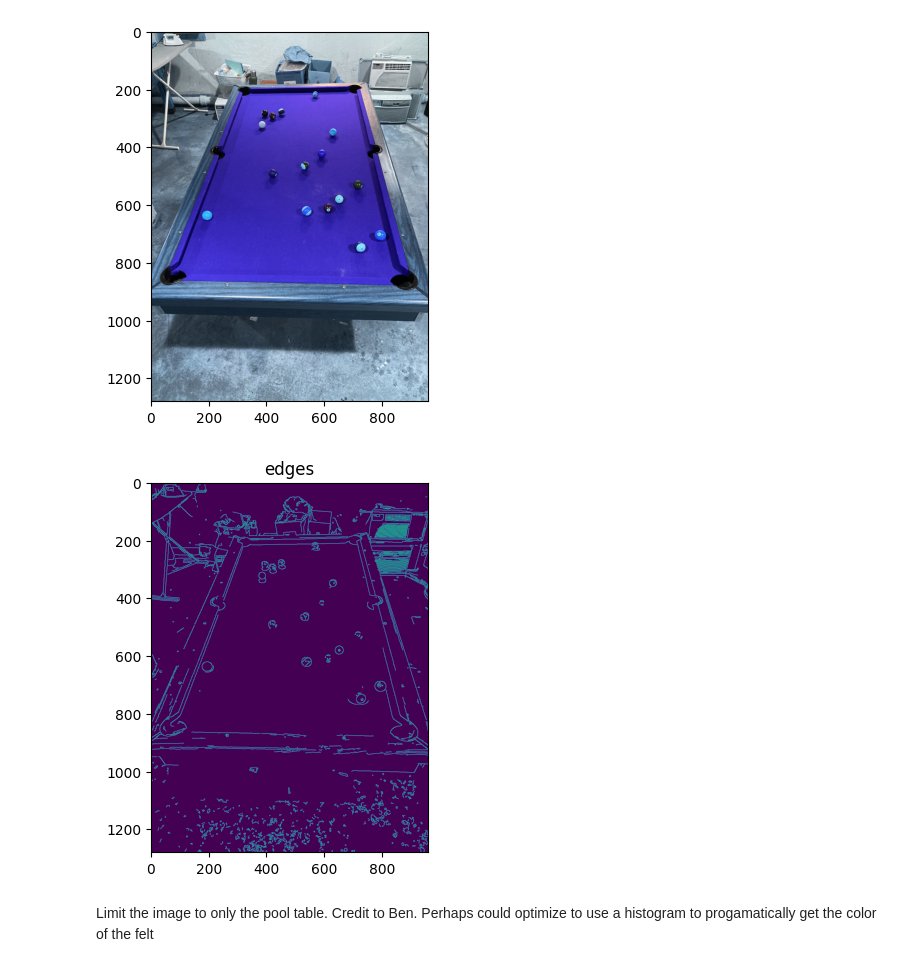
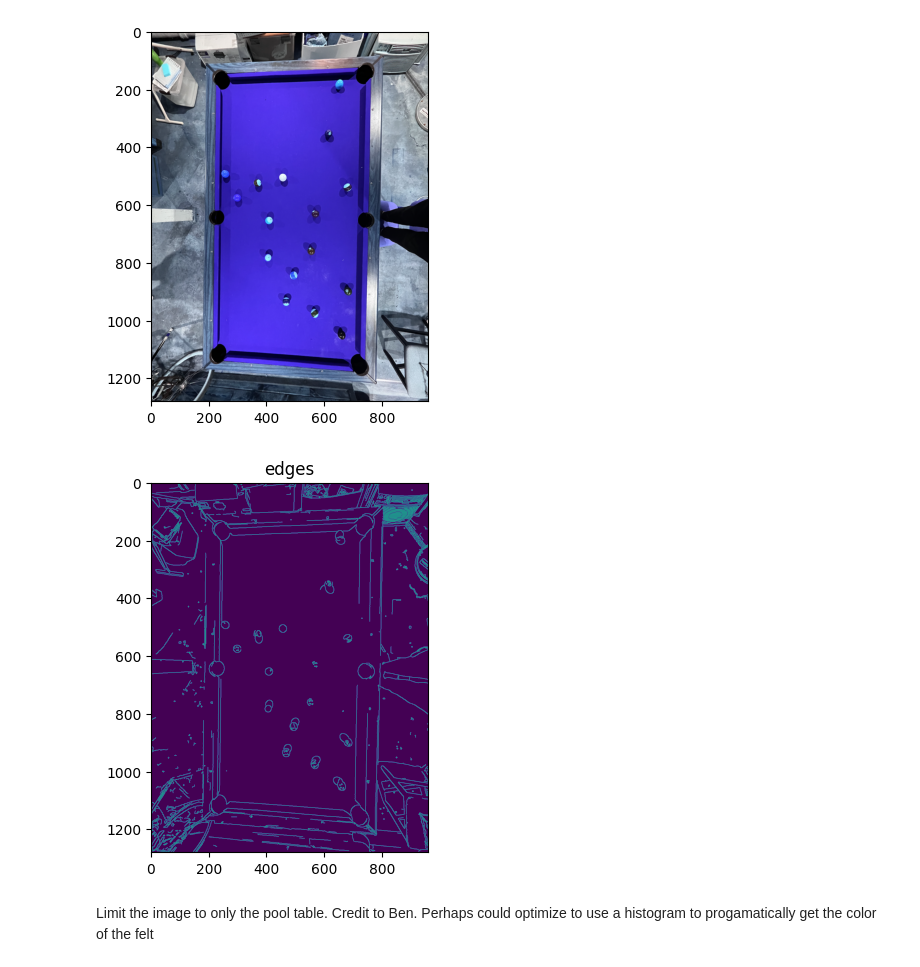
Before and after one commit to bennibbelink/cs766-final-project, a Jupyter notebook: pool_table.ipynb, the cells around one changed output. Drawn from its saved outputs; the diff is of its cells as text; code cells hidden in the pictures.

```diff
--- a/pool_table.ipynb
+++ b/pool_table.ipynb
@@ -1,17 +1,17 @@
 # %%
 #import cv2, numpy and matplotlib libraries
 import cv2
 import numpy as np
 import matplotlib.pyplot as plt
 
-x1='images/all_balls/1280x1280/1.png'
+x1='images/all_balls/1280x1280/IMG_2735.png'
 grayscale = cv2.imread(x1, 0)
 image1 = cv2.imread(x1,1)
 
 plt.imshow(image1)
 plt.show()
 # %% [output]
-[figure, old version]
+[figure, new version]
 # %%
 img_blur = cv2.GaussianBlur(grayscale, (3,3), 0)
 edges = cv2.Canny(image=img_blur, threshold1=100, threshold2=200)
@@ -19,7 +19,7 @@ plt.title('edges')
 plt.imshow(edges)
 plt.show()
 # %% [output]
-[figure, old version]
+[figure, new version]
 # %% [markdown]
 Limit the image to only the pool table. Credit to Ben.
 Perhaps could optimize to use a histogram to progamatically get the color of the felt
```
Also changed, not shown: parts of 6 cells of this notebook, 1 other file.
